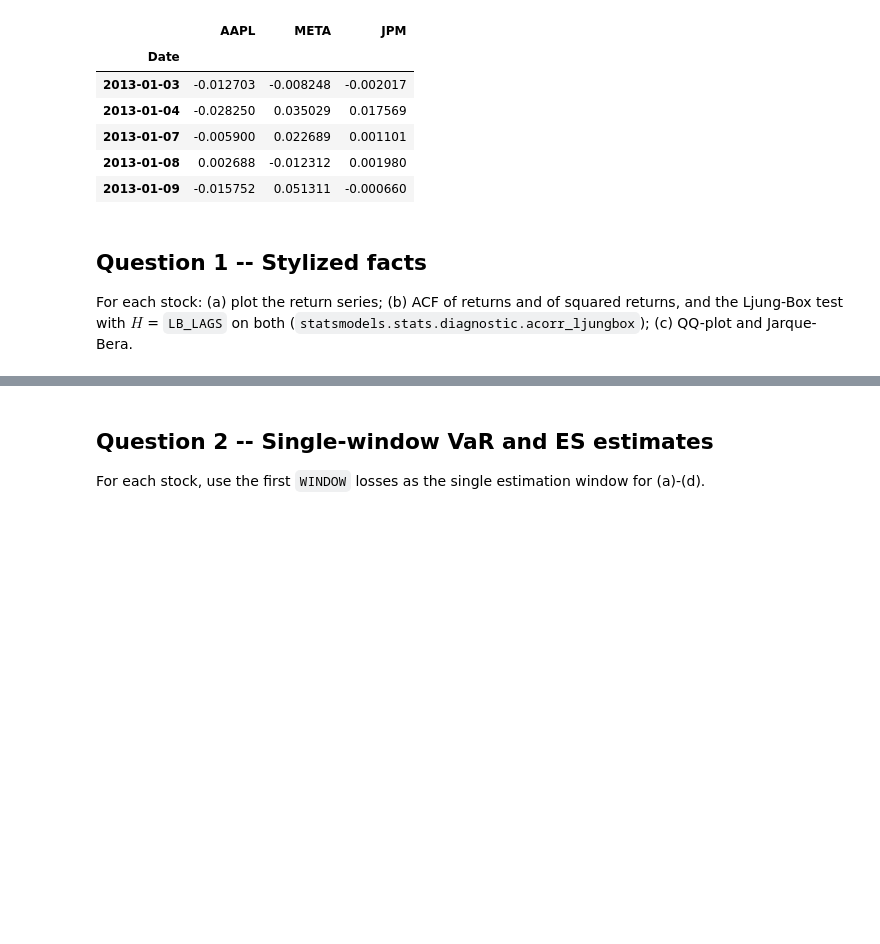
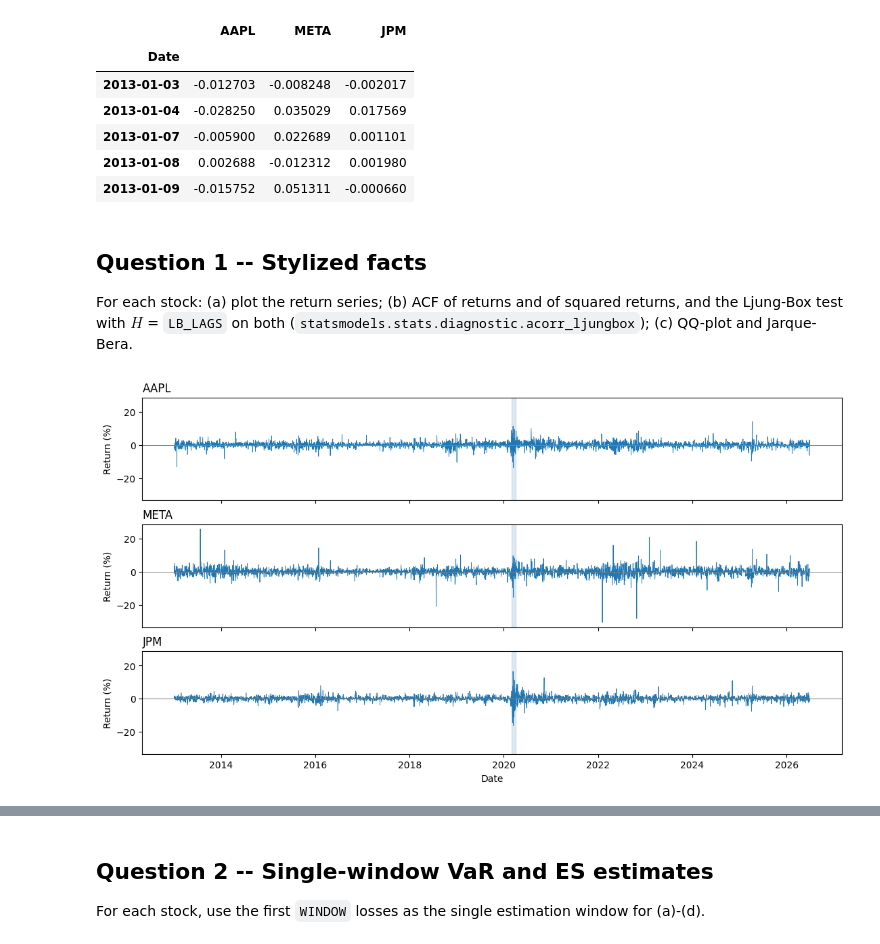
Before and after one commit to AaravKDesai/QRM_Project, a Jupyter notebook: Project_template.ipynb, the cells around one changed output, grey strips where cells are left out. Cells and saved outputs as stored; diff of their text form; code cells hidden in the pictures; blank space fills up the shorter version.

```diff
--- a/Project_template.ipynb
+++ b/Project_template.ipynb
@@ -82,3 +82,96 @@ Ljung-Box test with $H$ = `LB_LAGS` on both (`statsmodels.stats.diagnostic.acorr
 (c) QQ-plot and Jarque-Bera.
 # %%
 # Question 1
+# (a)
+from IPython.display import display
+from statsmodels.graphics.tsaplots import plot_acf
+from statsmodels.stats.diagnostic import acorr_ljungbox
+fig,axes=plt.subplots(
+    len(TICKERS),1, figsize=(11,6),
+    sharex=True,sharey=True,layout="constrained"
+)
+for ax,ticker in zip(axes,TICKERS):
+    ax.plot(returns.index,100*returns[ticker],linewidth=0.6)
+    ax.axhline(0,color="0.5",linewidth=0.7)
+    ax.axvspan(
+        pd.Timestamp("2020-03-01"),
+        pd.Timestamp("2020-04-01"),
+        color="tab:blue",
+        alpha=0.15,
+    )
+    ax.set_title(ticker,loc="left")
+    ax.set_ylabel("Return (%)")
+axes[-1].set_xlabel("Date")
+fig.savefig(OUT_DIR/"q1a_returns.jpg",bbox_inches="tight")
+plt.show()
+for ticker in TICKERS:
+    dates=returns[ticker].abs().nlargest(3).index
+    print(f"Largest abosulte returns for {ticker}")
+    display(100*returns.loc[dates,TICKERS].round(2))
+# (b)
+fig,axes=plt.subplots(
+    2,len(TICKERS),figsize=(12,5.5),
+    sharex=True,layout="constrained"
+)
+lb_rows=[]
+for col,ticker in enumerate(TICKERS):
+    r=returns[ticker]
+    for row, (label,series) in enumerate([
+        ("Returns",r),
+        ("Squared Returns",r**2)
+    ]):
+        ax=axes[row,col]
+        plot_acf(series,lags=30,zero=False,ax=ax)
+        ax.set_title(f"{ticker}-{label}")
+        ax.set_xlabel("Lag of Trading days")
+        ax.set_ylabel("ACF")
+        result=acorr_ljungbox(
+            series,lags=[LB_LAGS],model_df=0,return_df=True
+        ).loc[LB_LAGS]
+        lb_rows.append({
+            "Stock":ticker,
+            "Series":label,
+            "LB statistic":result["lb_stat"],
+            "p_value":result["lb_pvalue"]
+        })
+fig.savefig(OUT_DIR/"q1b_acf.jpg",bbox_inches="tight")
+plt.show()
+lb_table=pd.DataFrame(lb_rows).pivot(
+    index="Series",columns="Stock",values=["LB statistic","p_value"]
+)
+lb_table=lb_table.swaplevel(0,1,axis=1).reindex(
+    columns=pd.MultiIndex.from_product(
+        [TICKERS,["LB statistic","p_value"]],names=["Stock",None]
+    )
+)
+display(lb_table.style.format("{:.3g}"))
+# (c)
+fig,axes=plt.subplots(
+    1,len(TICKERS),figsize=(11,3.8),layout="constrained"
+)
+jb_rows=[]
+for ax,ticker in zip(axes,TICKERS):
+    r=returns[ticker]
+    standardized=(r-r.mean())/r.std(ddof=1)
+    normal_q,sample_q=stats.probplot(
+        standardized,dist="norm",fit=False
+    )
+    ax.scatter(normal_q,sample_q,alpha=0.65)
+    ax.plot(normal_q,normal_q,color="0.4",linestyle="--",linewidth=1)
+    ax.set_title(ticker)
+    ax.set_xlabel("Theoretical normal quantitles")
+    ax.set_ylabel("Standardized return quantitles")
+    jb=stats.jarque_bera(r)
+    jb_rows.append({
+        "Stock":ticker,
+        "Skewness":stats.skew(r),
+        "Kurtosis":stats.kurtosis(r,fisher=False),
+        "JB statistic":jb.statistic,
+        "p_value":jb.pvalue
+    })
+fig.savefig(OUT_DIR/"q1c_normal_qq.jpg",bbox_inches="tight")
+plt.show()
+jb_table=pd.DataFrame(jb_rows).set_index("Stock").T
+display(jb_table.style.format("{:.3g}"))
+# %% [output]
+[figure, added]
```
Also changed, not shown: parts of 9 cells of this notebook.
